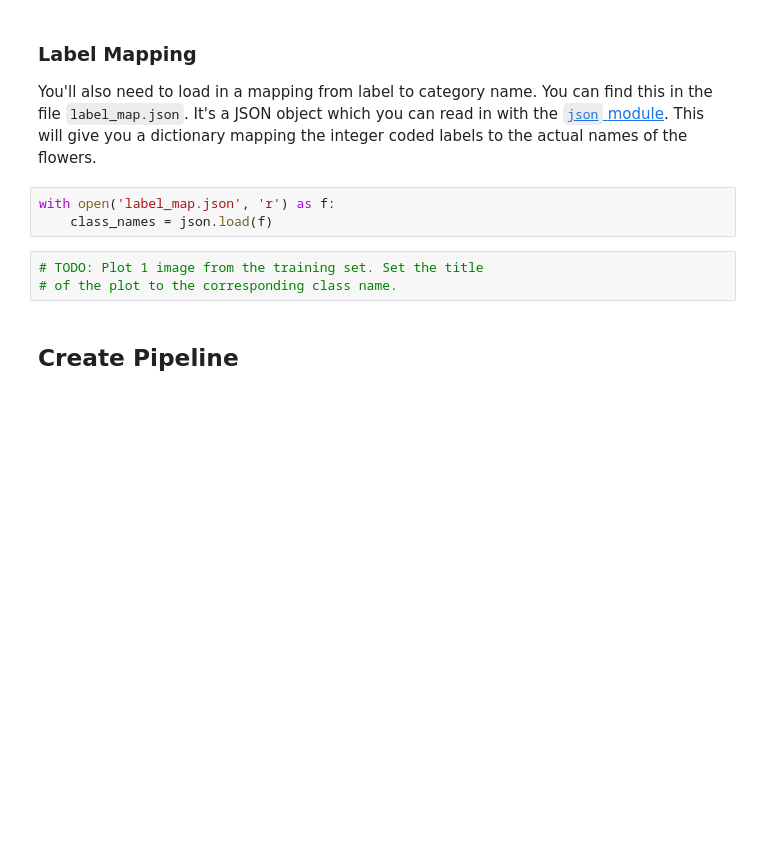
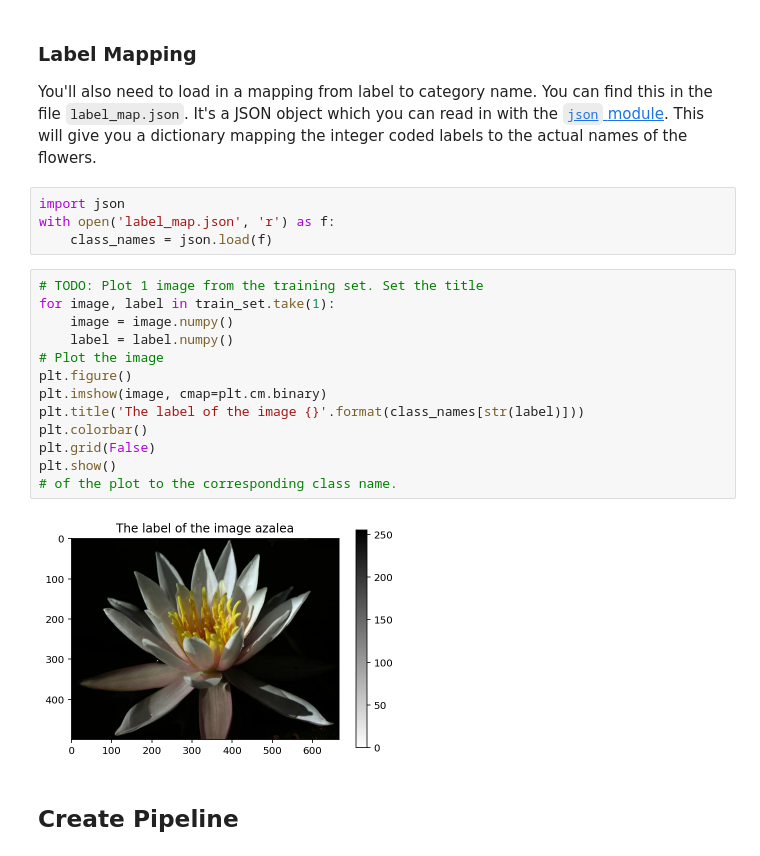
Before and after one commit to OhoudSuliman/Create-Your-Own-Image-Classifier---TensorFlow, a Jupyter notebook: Project_Image_Classifier_Project.ipynb, the cells around one changed output. Saved outputs shown, nothing was run; the diff lists cells and outputs as text; blank space fills up the shorter version.

```diff
--- a/Project_Image_Classifier_Project.ipynb
+++ b/Project_Image_Classifier_Project.ipynb
@@ -46,11 +155,24 @@ The validation and testing sets are used to measure the model's performance on d
 
 You'll also need to load in a mapping from label to category name. You can find this in the file `label_map.json`. It's a JSON object which you can read in with the [`json` module](https://docs.python.org/3.7/library/json.html). This will give you a dictionary mapping the integer coded labels to the actual names of the flowers.
 # %%
+import json
 with open('label_map.json', 'r') as f:
     class_names = json.load(f)
 # %%
 # TODO: Plot 1 image from the training set. Set the title
+for image, label in train_set.take(1):
+    image = image.numpy()
+    label = label.numpy()
+# Plot the image
+plt.figure()
+plt.imshow(image, cmap=plt.cm.binary)
+plt.title('The label of the image {}'.format(class_names[str(label)]))
+plt.colorbar()
+plt.grid(False)
+plt.show()
 # of the plot to the corresponding class name.
+# %% [output]
+[figure, added]
 # %% [markdown]
 ## Create Pipeline
 # %%
```
Also changed, not shown: parts of 8 cells of this notebook.
